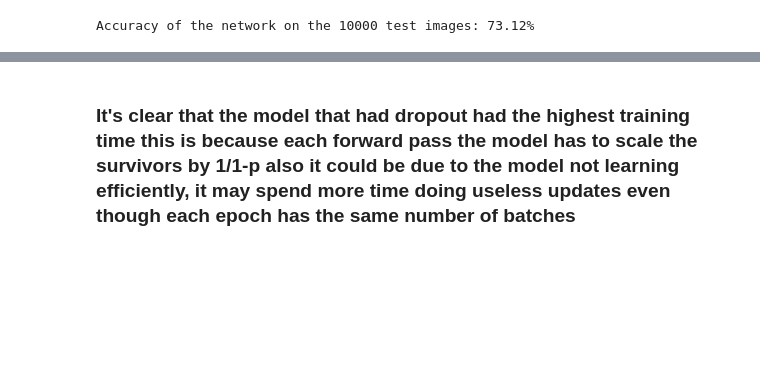
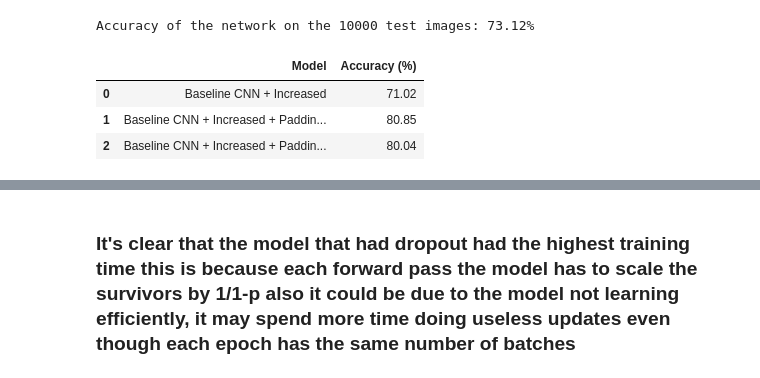
Before and after one commit to AhmedElshazlyAE/CNN-Image-Classifier, a Jupyter notebook: improved-basline-cnn.ipynb, the cells around one changed output, grey strips where cells are left out. Drawn from its saved outputs; the diff is of its cells as text; code cells hidden in the pictures; blank space fills up the shorter version.

```diff
--- a/improved-basline-cnn.ipynb
+++ b/improved-basline-cnn.ipynb
@@ -520,26 +521,39 @@ if not SAVE_TABLES:
     test_accuracy = pd.read_csv("tables/accuracy.csv").drop(columns=["Train Accuracy"])
 # %%
 # Testing each net on the training set to check training accuracy
-nets = [net1,net2,net3]
+nets = [net1, net2, net3]
 nets_name = list(test_accuracy["Model"])
 train_accuracy = pd.DataFrame(columns=["Model", "Accuracy (%)"])
-for i, net in enumerate(nets, 0):
+
+for i, net in enumerate(nets):
     total = 0
     correct = 0
+
     with torch.no_grad():
-        net.eval()
-        for data in testloader:
+        net.eval()  # use eval mode so BatchNorm/Dropout behave consistently
+        for data in trainloader:   # <-- use TRAIN loader, not testloader
             images, labels = data
 
             images = images.to(device)
             labels = labels.to(device)
 
             outputs = net(images)
             _, predicted = torch.max(outputs, 1)
             total += labels.size(0)
             correct += (predicted == labels).sum().item()
-        accuracy = 100 * correct / total
-        train_accuracy.loc[len(train_accuracy)] = {'Model': nets_name[i],'Accuracy (%)': round(accuracy, 2)}
+
+    accuracy = 100 * correct / total
+    train_accuracy.loc[len(train_accuracy)] = {
+        'Model': nets_name[i],
+        'Accuracy (%)': round(accuracy, 2)
+    }
+
+train_accuracy
+# %% [output]
+|  | Model | Accuracy (%) |
+| 0 | Baseline CNN + Increased | 71.02 |
+| 1 | Baseline CNN + Increased + Paddin... | 80.85 |
+| 2 | Baseline CNN + Increased + Paddin... | 80.04 |
 # %%
 import seaborn as sns
 import matplotlib.pyplot as plt
```
Also changed, not shown: parts of 8 cells of this notebook, 3 other files.
